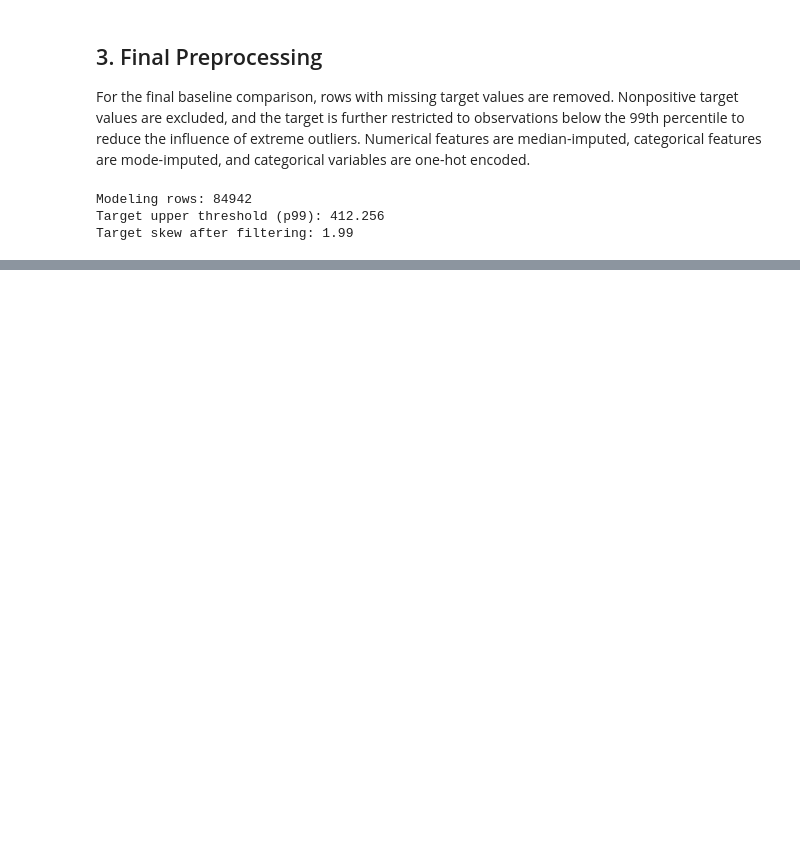
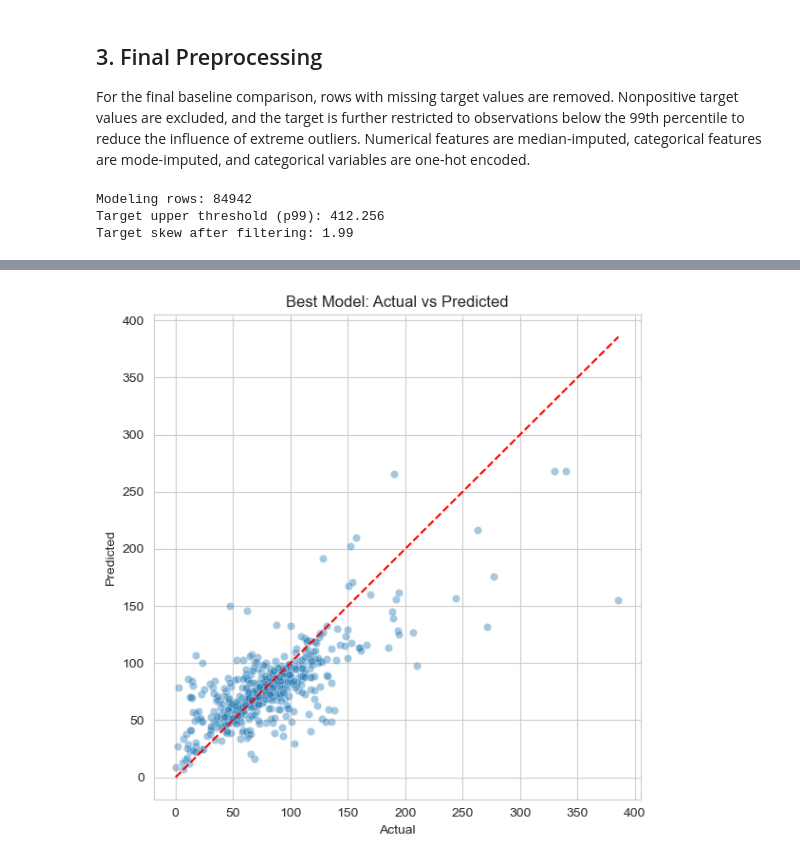
Before and after one commit to Ashley96yy/DATA245_GroupProject, a Jupyter notebook: Yuyao_Personal_EDA_Baseline.ipynb, the cells around one changed output, grey strips where cells are left out. Cells and saved outputs as stored; diff of their text form; code cells hidden in the pictures; blank space fills up the shorter version.

```diff
--- a/Yuyao_Personal_EDA_Baseline.ipynb
+++ b/Yuyao_Personal_EDA_Baseline.ipynb
@@ -325,0 +407,23 @@ plt.show()
+# %%
+best_pipeline = tuned_rf
+best_predictions = tuned_rf_predictions
+
+comparison_df = pd.DataFrame({
+    "actual": y_test,
+    "predicted": best_predictions,
+}).sample(min(500, len(y_test)), random_state=42)
+
+plt.figure(figsize=(6, 6))
+sns.scatterplot(data=comparison_df, x="actual", y="predicted", alpha=0.4)
+lims = [
+    min(comparison_df["actual"].min(), comparison_df["predicted"].min()),
+    max(comparison_df["actual"].max(), comparison_df["predicted"].max()),
+]
+plt.plot(lims, lims, color="red", linestyle="--")
+plt.title("Best Model: Actual vs Predicted")
+plt.xlabel("Actual")
+plt.ylabel("Predicted")
+plt.tight_layout()
+plt.show()
+# %% [output]
+[figure, added]
```
Also changed, not shown: parts of 27 cells of this notebook.
